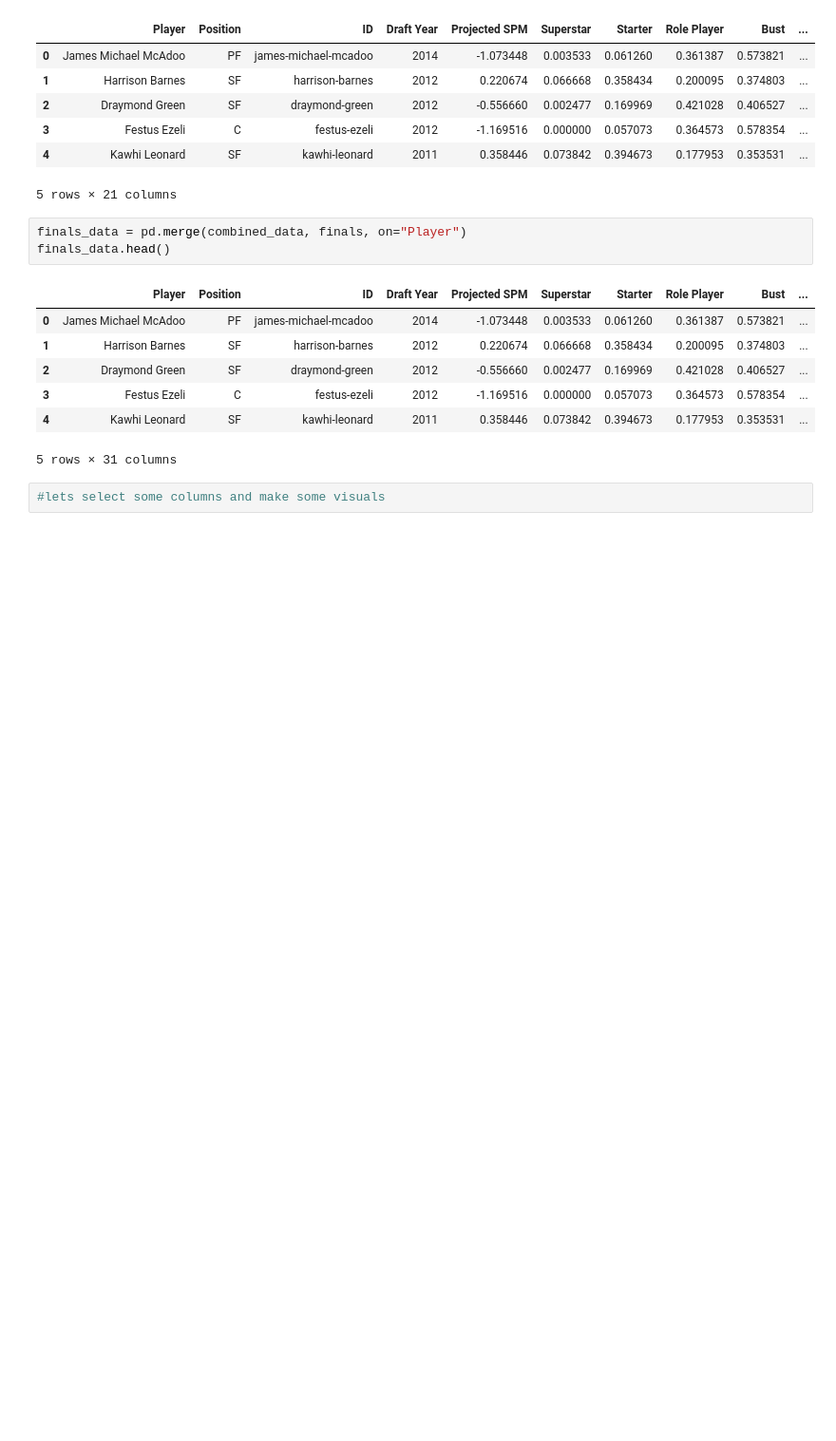
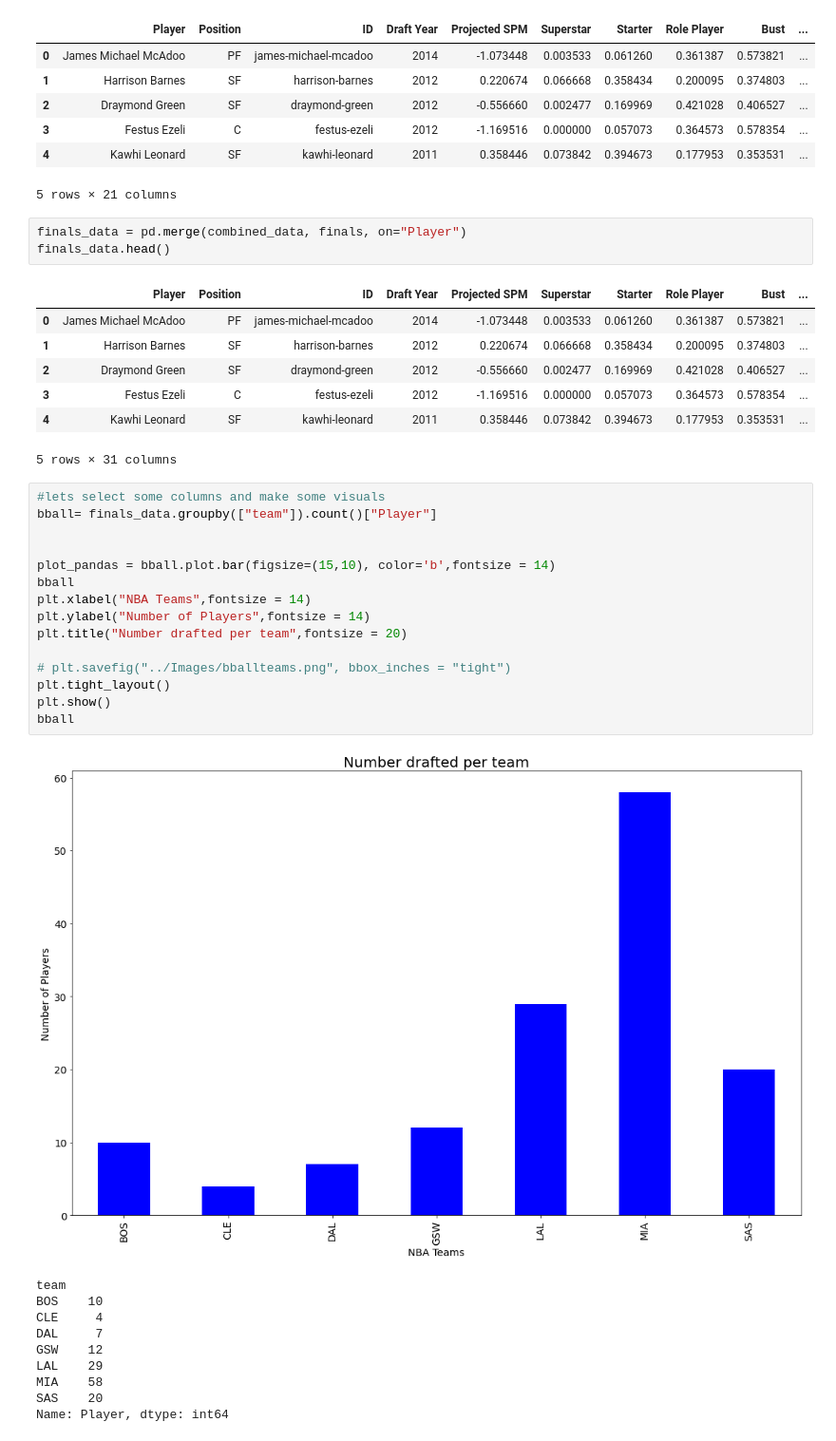
Before and after one commit to alexmartinez1745/ETL-Project, a Jupyter notebook: visuals.ipynb, the cells around one changed output. Shown: that part at 95% size. Drawn from its saved outputs; the diff is of its cells as text; blank space fills up the shorter version.

Commit message:
plots

```diff
--- a/visuals.ipynb
+++ b/visuals.ipynb
@@ -39,5 +39,29 @@ finals_data.head()
 | 3 | Festus Ezeli | C | festus-ezeli | 2012 | -1.169516 | 0.000000 | 0.057073 | 0.364573 | 0.578354 | ... |
 | 4 | Kawhi Leonard | SF | kawhi-leonard | 2011 | 0.358446 | 0.073842 | 0.394673 | 0.177953 | 0.353531 | ... |
 5 rows × 31 columns
-# %%
-#lets select some columns and make some visuals
+# %%
+#lets select some columns and make some visuals
+bball= finals_data.groupby(["team"]).count()["Player"]
+
+
+plot_pandas = bball.plot.bar(figsize=(15,10), color='b',fontsize = 14)
+bball
+plt.xlabel("NBA Teams",fontsize = 14)
+plt.ylabel("Number of Players",fontsize = 14)
+plt.title("Number drafted per team",fontsize = 20)
+
+# plt.savefig("../Images/bballteams.png", bbox_inches = "tight")
+plt.tight_layout()
+plt.show()
+bball
+# %% [output]
+[figure, added]
+team
+BOS    10
+CLE     4
+DAL     7
+GSW    12
+LAL    29
+MIA    58
+SAS    20
+Name: Player, dtype: int64
```
Also changed, not shown: parts of 1 cell of this notebook.
